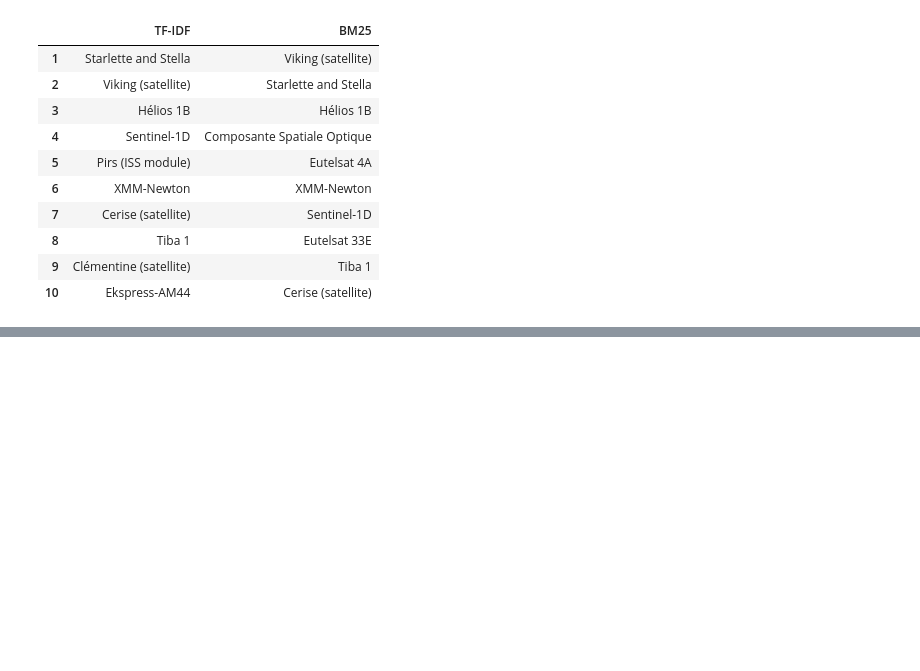
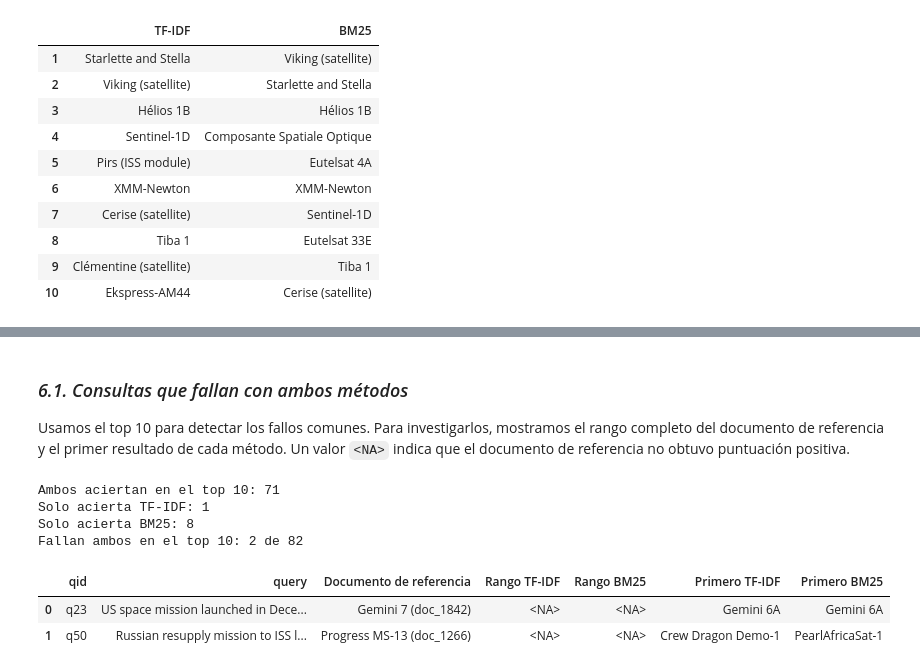
Before and after one commit to kevinMGII/uc3m-pln-rag-2026, a Jupyter notebook: hito1.ipynb, the cells around one changed output, grey strips where cells are left out. Drawn from its saved outputs; the diff is of its cells as text; code cells hidden in the pictures; blank space fills up the shorter version.

```diff
--- a/hito1.ipynb
+++ b/hito1.ipynb
@@ -520,0 +572,39 @@ Documento relevante: Eutelsat 33E
+# %% [markdown]
+### *6.1. Consultas que fallan con ambos métodos*
+
+Usamos el top 10 para detectar los fallos comunes. Para investigarlos, mostramos el rango completo del documento de referencia y el primer resultado de cada método. Un valor `<NA>` indica que el documento de referencia no obtuvo puntuación positiva.
+# %%
+per_query = queries[['qid', 'query', 'relevant_ids']].copy()
+for method, results in rankings_by_method.items():
+    per_query[f'Rango {method}'] = pd.array(
+        [first_relevant_rank(ranking, gold)
+         for ranking, gold in zip(results, relevant, strict=True)],
+        dtype='Int64',
+    )
+    per_query[f'Primero {method}'] = [titles[ranking[0]] if ranking else None
+                                    for ranking in results]
+
+hit_tfidf = per_query['Rango TF-IDF'].le(10).fillna(False)
+hit_bm25 = per_query['Rango BM25'].le(10).fillna(False)
+common_misses = per_query.loc[~hit_tfidf & ~hit_bm25].copy()
+common_misses['Documento de referencia'] = [
+    ' | '.join(f'{titles[doc_id]} ({doc_id})' for doc_id in doc_ids)
+    for doc_ids in common_misses.relevant_ids
+]
+
+print(f'Ambos aciertan en el top 10: {(hit_tfidf & hit_bm25).sum()}')
+print(f'Solo acierta TF-IDF: {(hit_tfidf & ~hit_bm25).sum()}')
+print(f'Solo acierta BM25: {(~hit_tfidf & hit_bm25).sum()}')
+print(f'Fallan ambos en el top 10: {len(common_misses)} de {len(per_query)}')
+with pd.option_context('display.max_colwidth', None, 'display.max_rows', None):
+    display(common_misses[['qid', 'query', 'Documento de referencia',
+                           'Rango TF-IDF', 'Rango BM25',
+                           'Primero TF-IDF', 'Primero BM25']].reset_index(drop=True))
+# %% [output]
+Ambos aciertan en el top 10: 71
+Solo acierta TF-IDF: 1
+Solo acierta BM25: 8
+Fallan ambos en el top 10: 2 de 82
+|  | qid | query | Documento de referencia | Rango TF-IDF | Rango BM25 | Primero TF-IDF | Primero BM25 |
+| 0 | q23 | US space mission launched in Dece... | Gemini 7 (doc_1842) | <NA> | <NA> | Gemini 6A | Gemini 6A |
+| 1 | q50 | Russian resupply mission to ISS l... | Progress MS-13 (doc_1266) | <NA> | <NA> | Crew Dragon Demo-1 | PearlAfricaSat-1 |
```
Also changed, not shown: parts of 6 cells of this notebook.
